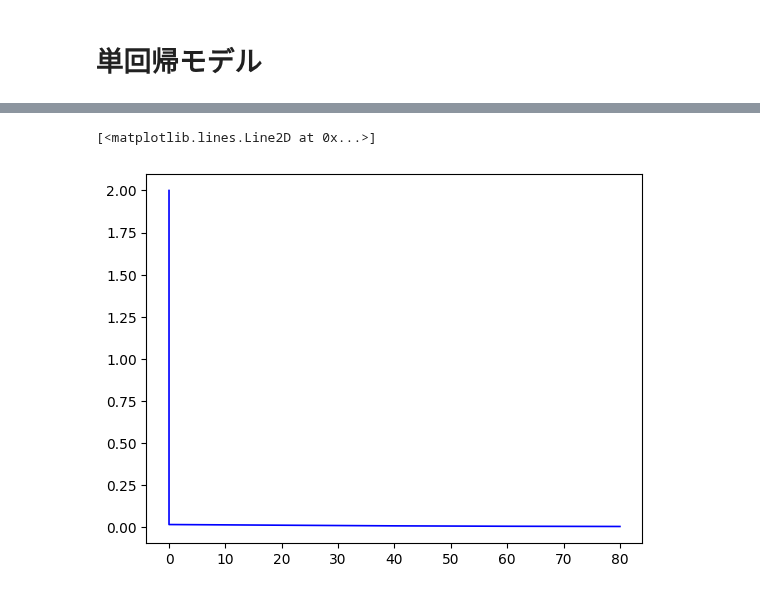
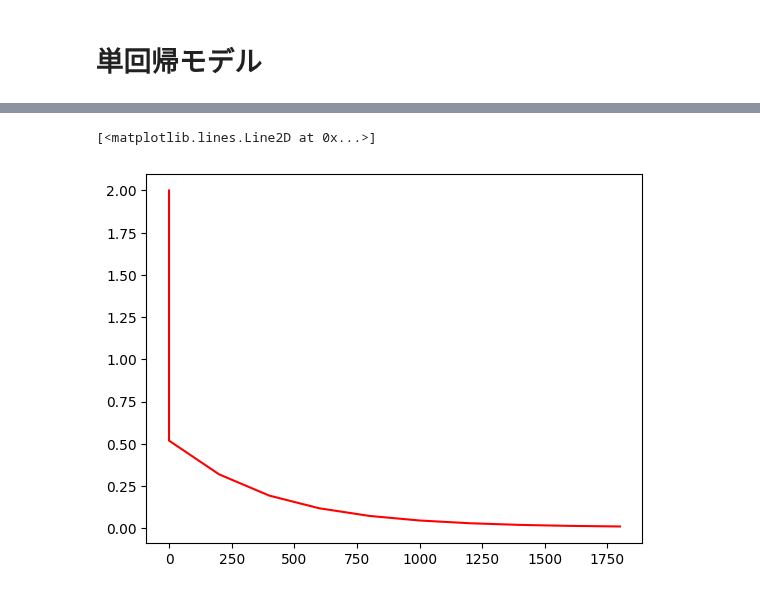
Before and after one commit to Yu5656/machine-learning_101, a Jupyter notebook: torch04.ipynb, the cells around one changed output, grey strips where cells are left out. Drawn from its saved outputs; the diff is of its cells as text; code cells hidden in the pictures.

```diff
--- a/torch04.ipynb
+++ b/torch04.ipynb
@@ -9,7 +9,9 @@ import matplotlib.pyplot as plt
 class Net(nn.Module):
     def __init__(self, n_input, n_output):
         super().__init__()
-        self.l1 = nn.Linear(n_input, n_output)
+        self.l1 = nn.Linear(n_input, n_output, bias=True)
+        #nn.init.zeros_(self.l1.weight)
+        #nn.init.zeros_(self.l1.bias)
 
     def forward(self, x):
         x1 = self.l1(x)
@@ -29,6 +31,6 @@ n_output = 1
 net = Net(n_input, n_output)
 outputs = net(inputs)
 
-plt.scatter(inputs, labels)
+plt.scatter(inputs, labels, c='r')
 # %% [output]
 <matplotlib.collections.PathCollection at 0x...>
@@ -49,7 +51,7 @@ loss.backward()
 import torch.optim as optim
 from torchviz import make_dot
 
-lr = 0.001
+lr = 0.0001
 optimizer = optim.SGD(net.parameters(), lr=lr, momentum=0.9)
 g = make_dot(loss, params=dict(net.named_parameters()))
 display(g)
@@ -59,7 +61,7 @@ display(g)
 optimizer.step()
 optimizer.zero_grad()
 # %%
-num_epochs = 100
+num_epochs = 2000
 
 history = np.array((0, 2))
 for epoch in range(num_epochs):
@@ -69,7 +71,7 @@ for epoch in range(num_epochs):
     loss.backward()
     optimizer.step()
     optimizer.zero_grad()
-    if epoch % 20 == 0:
+    if epoch % 200 == 0:
         history = np.vstack((history, np.array([epoch, loss.item()])))
         print(f'Epoch / Loss = {epoch} / {loss.item():.3f}')
 # %% [output]
@@ -81,8 +88,8 @@ Epoch / Loss = 80 / 0.005
 # %%
-plt.plot(history[:, 0], history[:, 1], 'b')
+plt.plot(history[:, 0], history[:, 1], 'r')
 # %% [output]
 [<matplotlib.lines.Line2D at 0x...>]
-[figure, old version]
+[figure, new version]
 # %%
 print(f'{net.l1.weight} / {net.l1.bias}')
 # %% [output]
```
Also changed, not shown: parts of 5 cells of this notebook, 5 other files.
